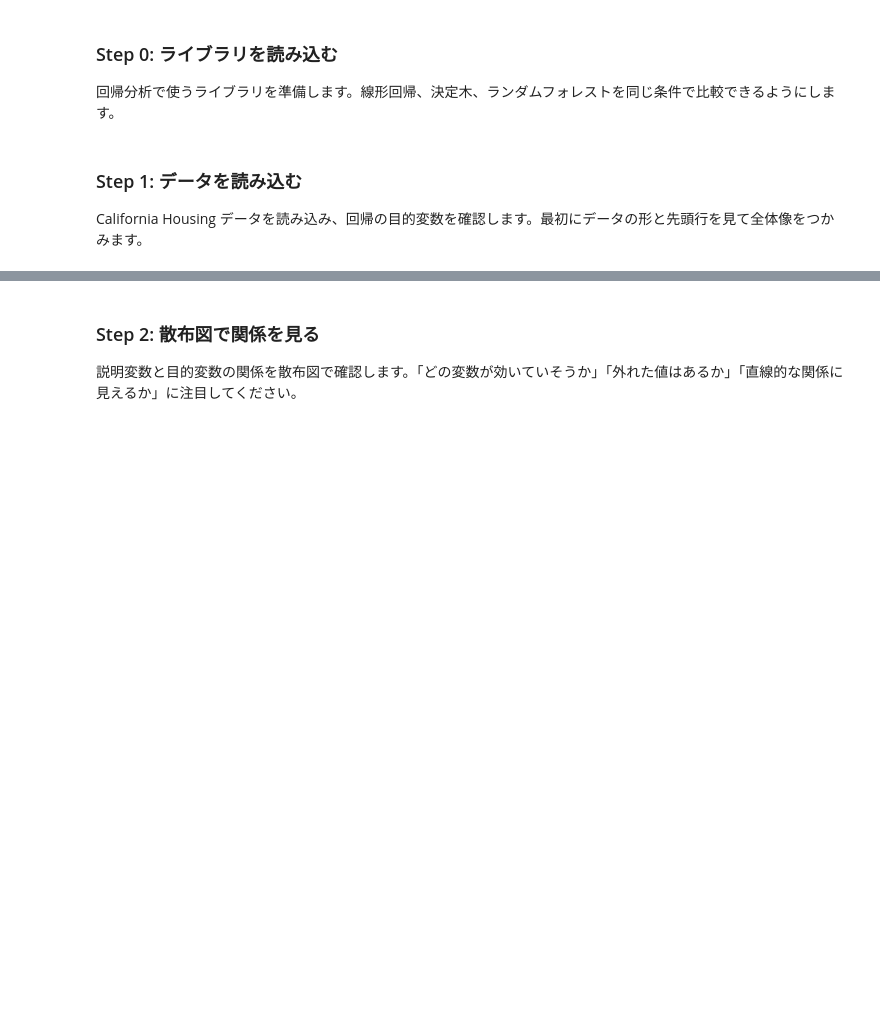
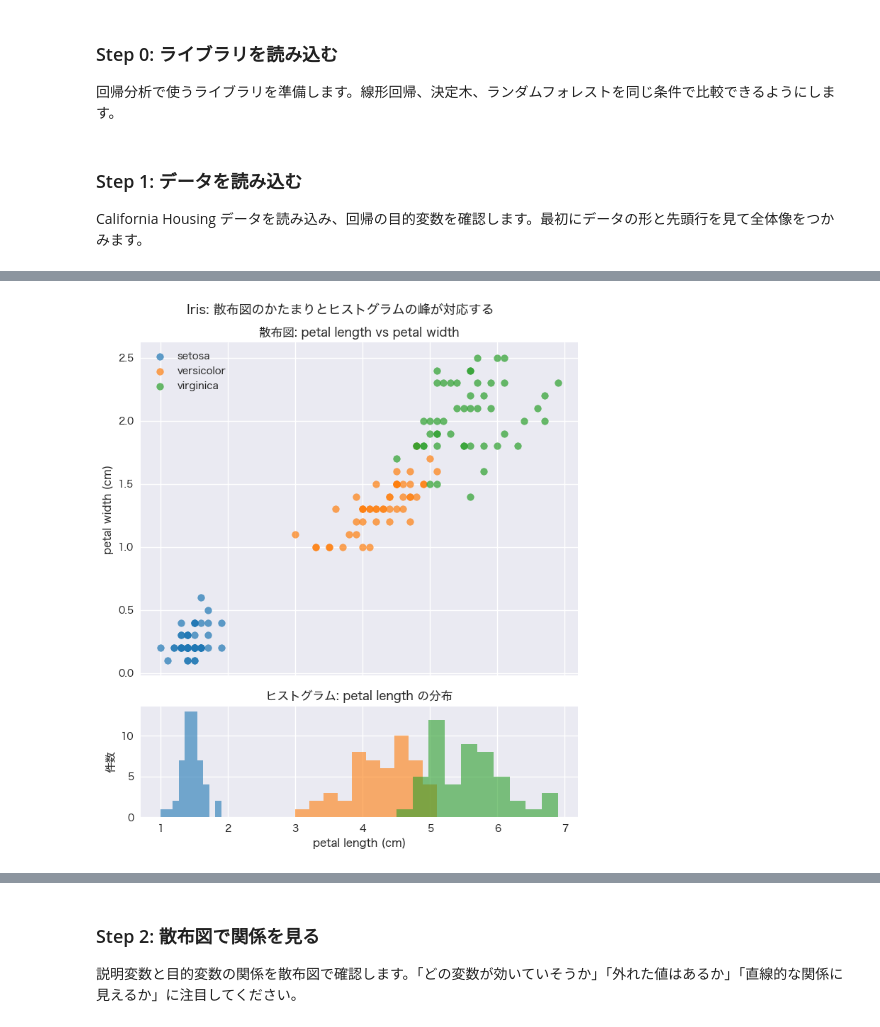
Before and after one commit to KazuhisaFujita/MachineLearning_training, a Jupyter notebook: notebook/lesson03_regression_basic_template.ipynb, the cells around one changed output, grey strips where cells are left out. Drawn from its saved outputs; the diff is of its cells as text; code cells hidden in the pictures; blank space fills up the shorter version.

```diff
--- a/notebook/lesson03_regression_basic_template.ipynb
+++ b/notebook/lesson03_regression_basic_template.ipynb
@@ -77,0 +86,47 @@ display(df.describe())
+# %%
+# ===== Step 1.5: Iris の散布図とヒストグラムを振り返る =====
+from sklearn.datasets import load_iris
+
+iris = load_iris(as_frame=True)
+iris_df = iris.frame.copy()
+iris_target_name = iris.target_names  # ['setosa', 'versicolor', 'virginica']
+colors = ['tab:blue', 'tab:orange', 'tab:green']
+
+# 上に散布図、下にヒストグラムを配置し、x 軸を揃える
+fig, axes = plt.subplots(
+    2, 1, figsize=(7, 8), sharex=True,
+    gridspec_kw={'height_ratios': [3, 1]},
+)
+
+# 上: petal length vs petal width の散布図（品種ごとに色分け）
+for species_code, species_name in enumerate(iris_target_name):
+    subset = iris_df[iris_df['target'] == species_code]
+    axes[0].scatter(
+        subset['petal length (cm)'],
+        subset['petal width (cm)'],
+        alpha=0.7,
+        color=colors[species_code],
+        label=species_name,
+    )
+axes[0].set_ylabel('petal width (cm)')
+axes[0].set_title('散布図: petal length vs petal width')
+axes[0].legend()
+
+# 下: petal length のヒストグラム（品種ごとに色分け）
+for species_code, species_name in enumerate(iris_target_name):
+    subset = iris_df[iris_df['target'] == species_code]
+    axes[1].hist(
+        subset['petal length (cm)'],
+        alpha=0.6,
+        color=colors[species_code],
+        label=species_name,
+    )
+axes[1].set_xlabel('petal length (cm)')
+axes[1].set_ylabel('件数')
+axes[1].set_title('ヒストグラム: petal length の分布')
+
+plt.suptitle('Iris: 散布図のかたまりとヒストグラムの峰が対応する', fontsize=13)
+plt.tight_layout()
+plt.show()
+# %% [output]
+[figure, added]
```
Also changed, not shown: parts of 2 cells of this notebook, 2 other files.
